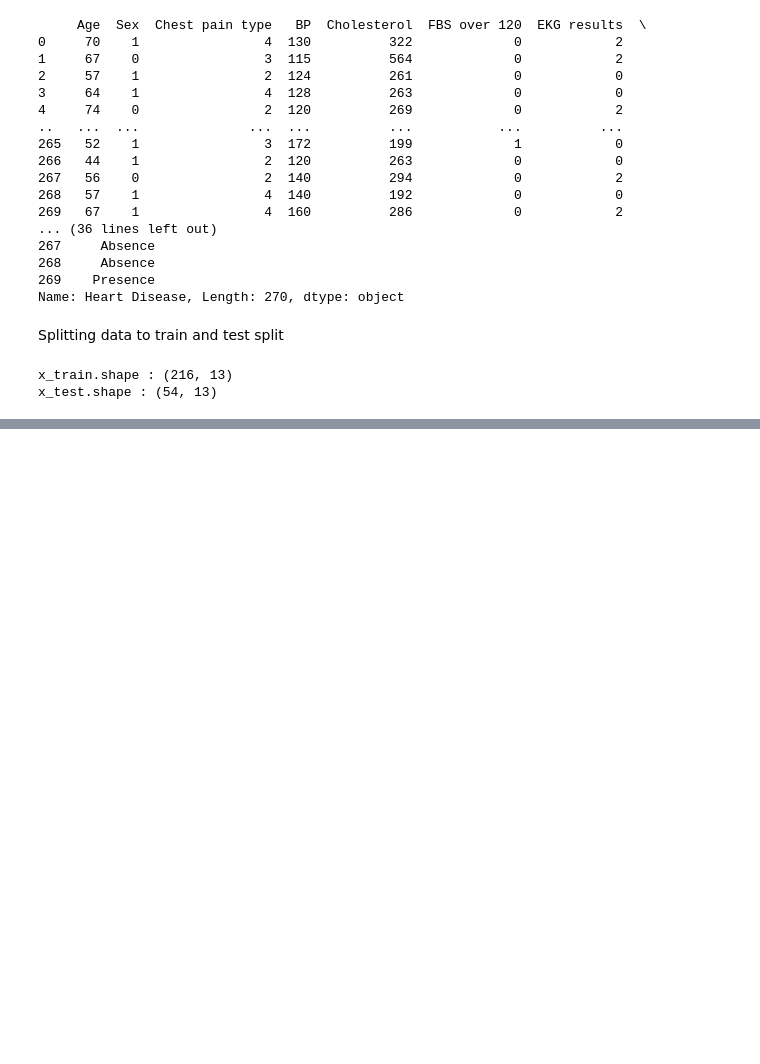
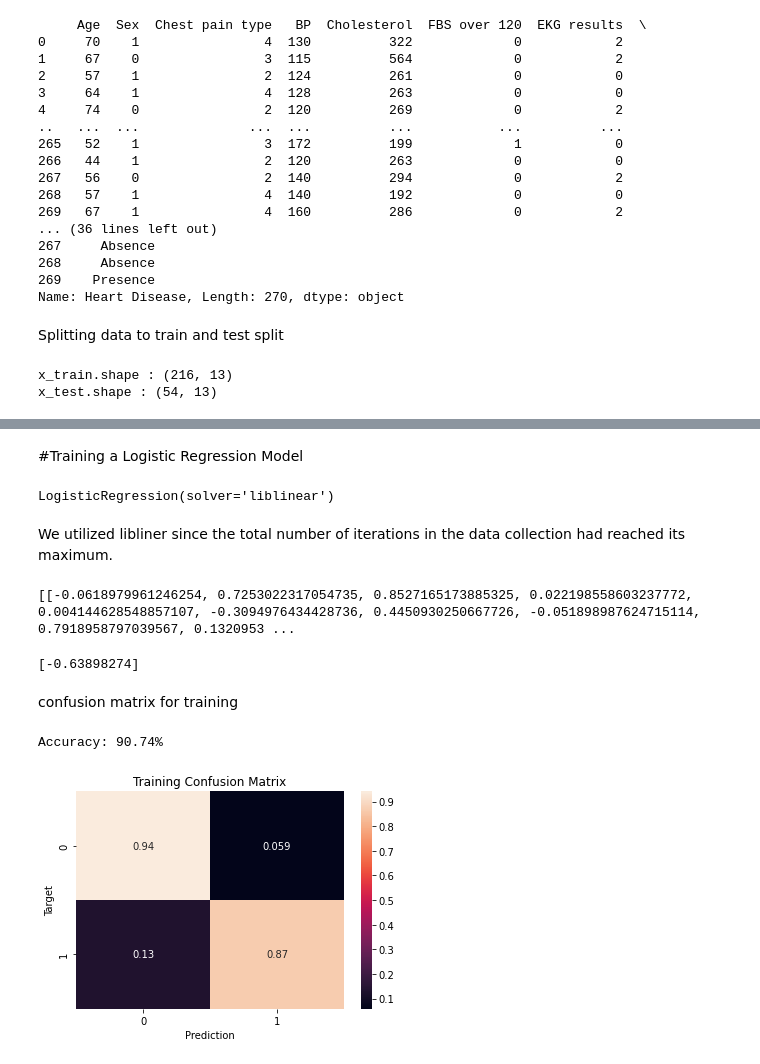
Before and after one commit to senith-sulara/ML_Assignment2_IT19095240_IT19143828_IT18000818_IT19021058, a Jupyter notebook: HeartDieases.ipynb, the cells around one changed output, grey strips where cells are left out. Cells and saved outputs as stored; diff of their text form; code cells hidden in the pictures; blank space fills up the shorter version.

Commit message:
training model

```diff
--- a/HeartDieases.ipynb
+++ b/HeartDieases.ipynb
@@ -78,0 +115,19 @@ x_test.shape : (54, 13)
+# %% [markdown]
+#Training a Logistic Regression Model
+# %%
+model = LogisticRegression(solver='liblinear')# libliner is for large datasets
+model.fit(x_train, y_train)
+# %% [output]
+LogisticRegression(solver='liblinear')
+# %% [markdown]
+We utilized libliner since the total number of iterations in the data collection had reached its maximum.
+# %%
+print(model.coef_.tolist())
+# %% [output]
+[[-0.0618979961246254, 0.7253022317054735, 0.8527165173885325, 0.022198558603237772, 0.004144628548857107, -0.3094976434428736, 0.4450930250667726, -0.051898987624715114, 0.7918958797039567, 0.1320953 ...
+# %%
+print(model.intercept_)
+# %% [output]
+[-0.63898274]
+# %% [markdown]
+confusion matrix for training
@@ -78,0 +136,20 @@ x_test.shape : (54, 13)
+# %%
+def pre_confusion_matrix(inputs, targets, name=''):
+    predicts = model.predict(inputs)
+
+    accu = accuracy_score(targets, predicts)
+    print("Accuracy: {:.2f}%".format(accu * 100))
+
+    conf = confusion_matrix(targets, predicts, normalize='true')
+    plt.figure()
+    sns.heatmap(conf, annot=True)
+    plt.xlabel('Prediction')
+    plt.ylabel('Target')
+    plt.title('{} Confusion Matrix'.format(name));
+
+    return predicts
+# %%
+disp = pre_confusion_matrix(x_train, y_train, 'Training')
+# %% [output]
+Accuracy: 90.74%
+[figure, added]
```
Also changed, not shown: parts of 3 cells of this notebook.
